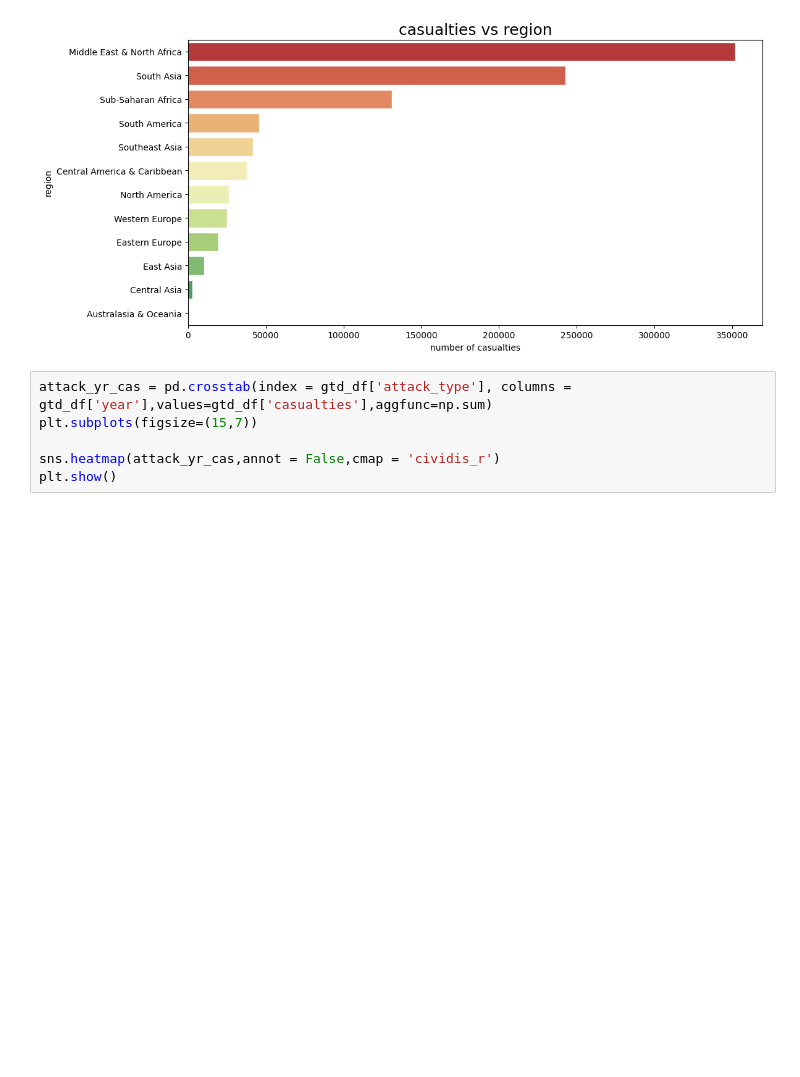
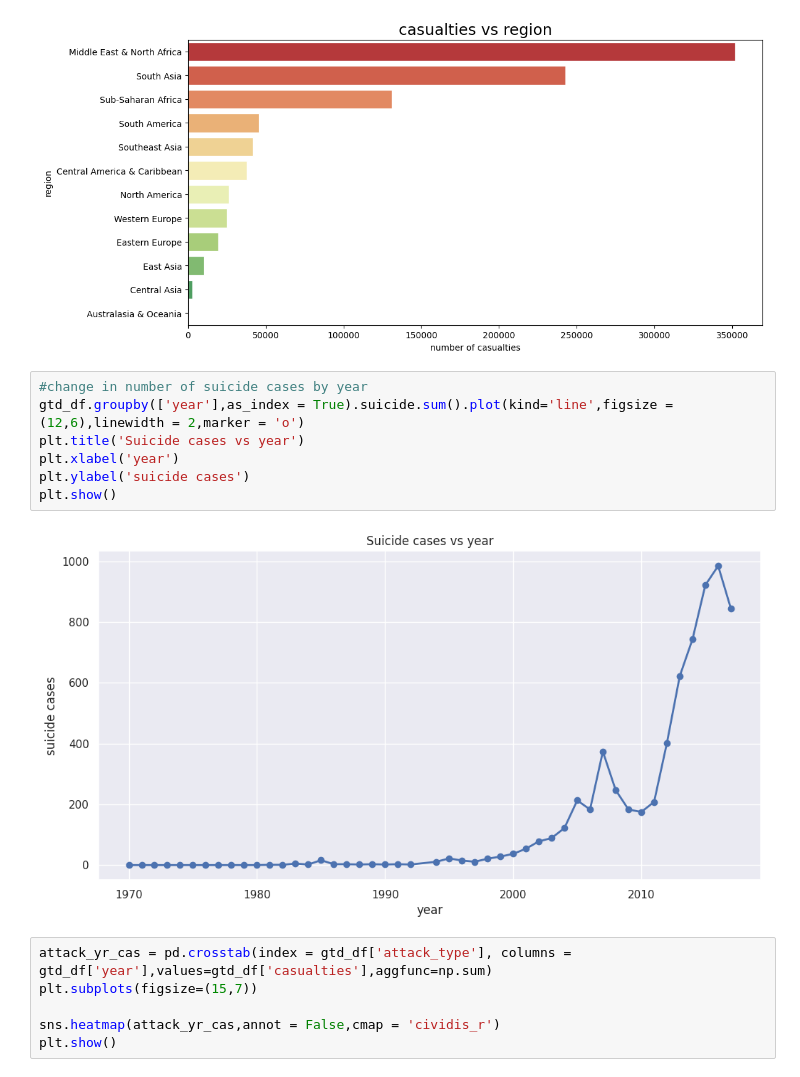
Before and after one commit to skaty5678/Global-Terrorism-Analysis, a Jupyter notebook: Global_Terrorism_Analysis_SANJEEV_KUMAR_THAKUR_.ipynb, the cells around one changed output. Saved outputs shown, nothing was run; the diff lists cells and outputs as text; blank space fills up the shorter version.

```diff
--- a/Global_Terrorism_Analysis_SANJEEV_KUMAR_THAKUR_.ipynb
+++ b/Global_Terrorism_Analysis_SANJEEV_KUMAR_THAKUR_.ipynb
@@ -480,6 +482,15 @@ daily_visits_plot=sns.barplot(y = kills_by_region.index,x = kills_by_region.valu
 plt.show()
 # %% [output]
 [figure]
+# %%
+#change in number of suicide cases by year
+gtd_df.groupby(['year'],as_index = True).suicide.sum().plot(kind='line',figsize = (12,6),linewidth = 2,marker = 'o')
+plt.title('Suicide cases vs year')
+plt.xlabel('year')
+plt.ylabel('suicide cases')
+plt.show()
+# %% [output]
+[figure, added]
 # %%
 attack_yr_cas = pd.crosstab(index = gtd_df['attack_type'], columns = gtd_df['year'],values=gtd_df['casualties'],aggfunc=np.sum)
 plt.subplots(figsize=(15,7))
```
Also changed, not shown: parts of 18 cells of this notebook.
